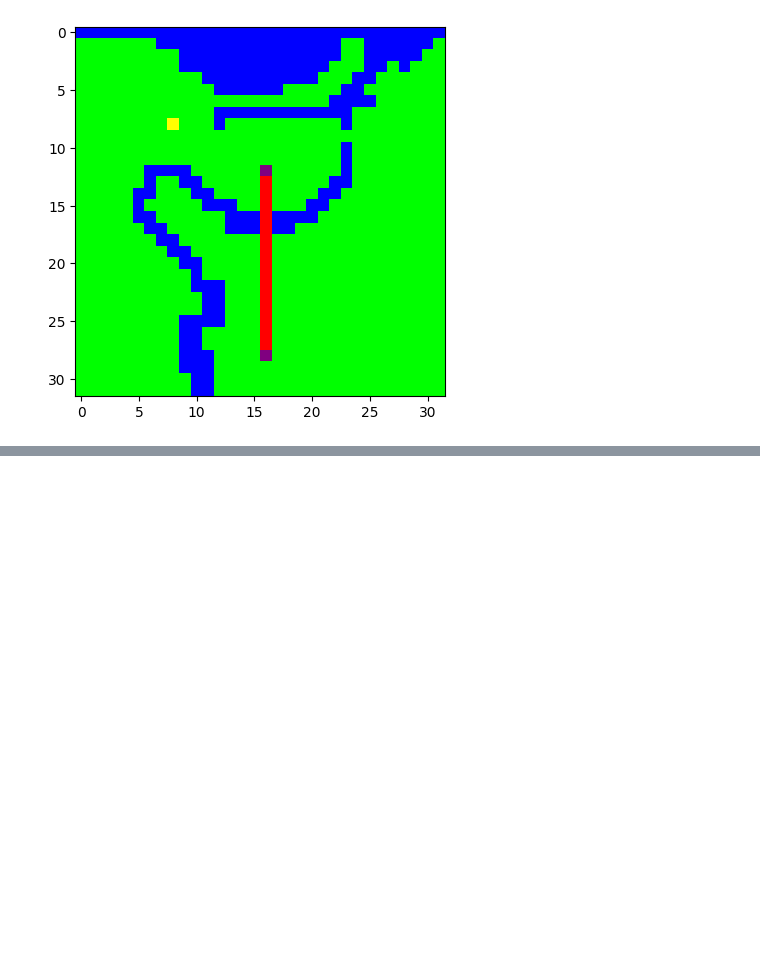
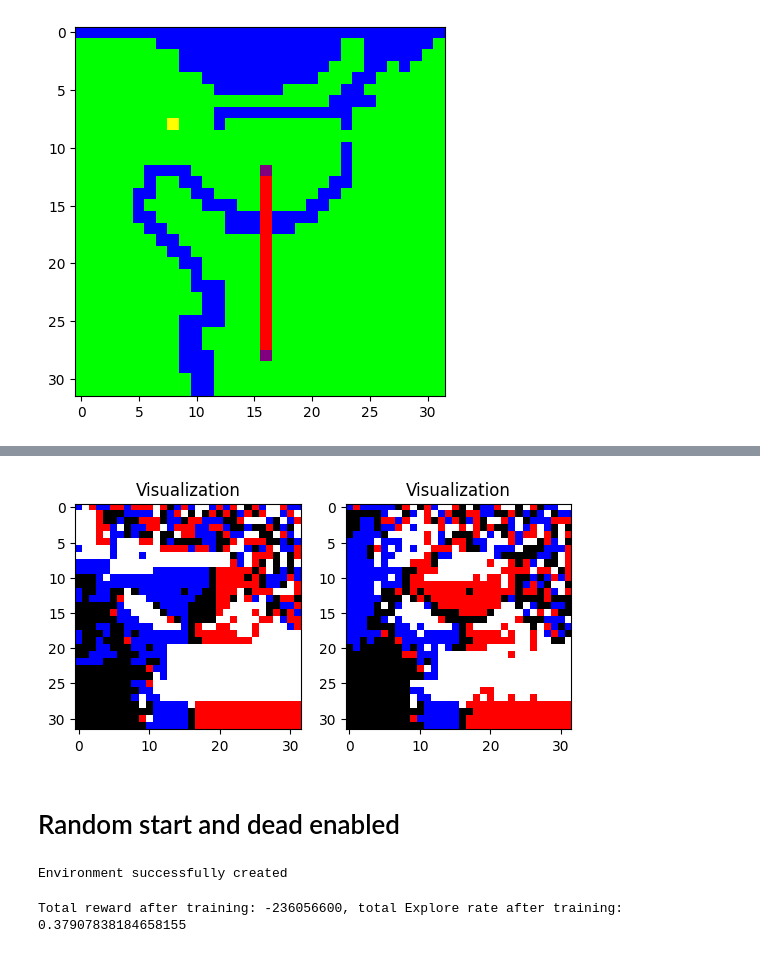
Before and after one commit to MKMC1/TDT4172, a Jupyter notebook: Assignment3/Project3_RL.ipynb, the cells around one changed output, grey strips where cells are left out. Cells and saved outputs as stored; diff of their text form; code cells hidden in the pictures; blank space fills up the shorter version.

Commit message:
tried other environment configs

```diff
--- a/Assignment3/Project3_RL.ipynb
+++ b/Assignment3/Project3_RL.ipynb
@@ -1219,0 +1222,17 @@ plt.show()
+# %%
+# let's configure the environment and see how it looks like
+env_config_dead = {
+    'env_image_path':'input_images/image_TRD_2.png',
+    'dead_allowed':True,
+    'remove_after_location_found':True,
+    'start_random':False,
+    'number_removable_locations':1,
+}
+
+if not os.path.exists(env_config_dead['env_image_path']):
+  # make sure you have the folder and the image
+  print(f"Error: The image path {env_config_dead['env_image_path']} does not exist.")
+else:
+  # if everything fine, we create the environment
+  tmp_env_dead = TrondheimEnv(conf=env_config_dead)
+  print(f"Environment successfully created")
@@ -1219,0 +1339,55 @@ plt.show()
+# %%
+# visualize
+
+q_pallete = np.array(
+    [[0, 0, 0],         # black:0:Up
+     [255, 0, 0],       # red:1:Left
+     [255, 255, 255],   # white:2:Down
+     [0, 0, 255]],      # blue:3:Right
+     dtype=np.uint8)
+
+Q_table_render_arr = make_3d(
+    map_2d=Q_test[0:1024, :].argmax(axis=1).reshape(
+      tmp_env_dead.observation_space.shape),
+    palette_array=q_pallete)
+
+O_render_arr = make_3d(
+    map_2d=tmp_env_dead.observation,
+    palette_array=tmp_env.pallete)
+
+Q_table_render_arr_1 = make_3d(
+    map_2d=Q_test[1024:, :].argmax(axis=1).reshape(
+      tmp_env_dead.observation_space.shape),
+    palette_array=q_pallete)
+
+plt.subplot(1,2,1)
+plt.imshow(Q_table_render_arr)
+plt.title('Visualization')
+plt.subplot(1,2,2)
+plt.imshow(Q_table_render_arr_1)
+plt.title('Visualization')
+
+plt.show()
+# %% [output]
+[figure, added]
+# %% [markdown]
+# Random start and dead enabled
+# %%
+# let's configure the environment and see how it looks like
+env_config_dead_random = {
+    'env_image_path':'input_images/image_TRD_2.png',
+    'dead_allowed':True,
+    'remove_after_location_found':True,
+    'start_random':True,
+    'number_removable_locations':1,
+}
+
+if not os.path.exists(env_config_dead_random['env_image_path']):
+  # make sure you have the folder and the image
+  print(f"Error: The image path {env_config_dead_random['env_image_path']} does not exist.")
+else:
+  # if everything fine, we create the environment
+  tmp_env_dead_random = TrondheimEnv(conf=env_config_dead_random)
+  print(f"Environment successfully created")
+# %% [output]
+Environment successfully created
@@ -1219,0 +1455,4 @@ plt.show()
+# %%
+print(f"Total reward after training: {total_reward}, total Explore rate after training: {explore_rate}")
+# %% [output]
+Total reward after training: -236056600, total Explore rate after training: 0.37907838184658155
```
Also changed, not shown: parts of 9 cells of this notebook.
